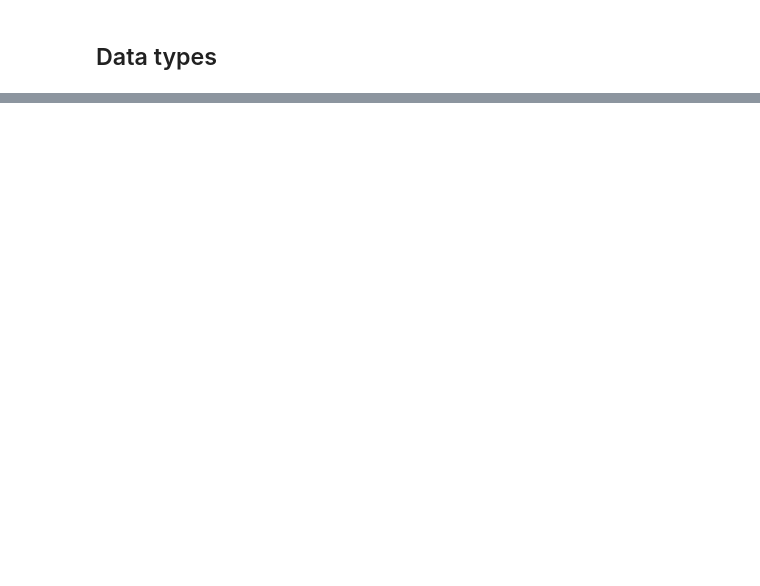
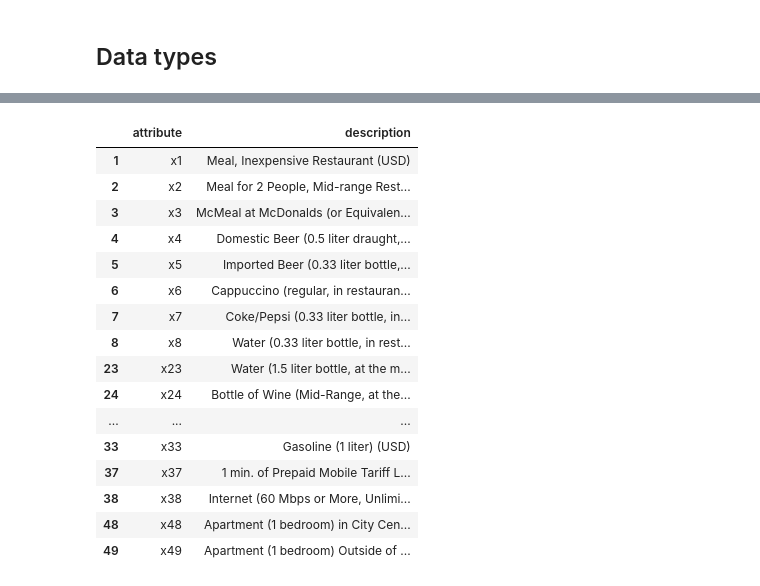
Before and after one commit to Sircarrasco/VAD.PROJETO, a Jupyter notebook: src/tst/dataset_analysis.ipynb, the cells around one changed output, grey strips where cells are left out. Cells and saved outputs as stored; diff of their text form; code cells hidden in the pictures; blank space fills up the shorter version.

```diff
--- a/src/tst/dataset_analysis.ipynb
+++ b/src/tst/dataset_analysis.ipynb
@@ -89,0 +161,6 @@ data.loc[data.total_population == -1, 'total_population'] = np.NaN
+# %%
+aux = columns
+# %%
+columns = []
+columns.append("country")
+columns.append(aux)
@@ -89,0 +169,22 @@ data.loc[data.total_population == -1, 'total_population'] = np.NaN
+# %%
+data2 = data2.loc[data2["attribute"].isin(columns)].copy()
+# %%
+data2
+# %% [output]
+|  | attribute | description |
+| 1 | x1 | Meal, Inexpensive Restaurant (USD) |
+| 2 | x2 | Meal for 2 People, Mid-range Rest... |
+| 3 | x3 | McMeal at McDonalds (or Equivalen... |
+| 4 | x4 | Domestic Beer (0.5 liter draught,... |
+| 5 | x5 | Imported Beer (0.33 liter bottle,... |
+| 6 | x6 | Cappuccino (regular, in restauran... |
+| 7 | x7 | Coke/Pepsi (0.33 liter bottle, in... |
+| 8 | x8 | Water (0.33 liter bottle, in rest... |
+| 23 | x23 | Water (1.5 liter bottle, at the m... |
+| 24 | x24 | Bottle of Wine (Mid-Range, at the... |
+| ... | ... | ... |
+| 33 | x33 | Gasoline (1 liter) (USD) |
+| 37 | x37 | 1 min. of Prepaid Mobile Tariff L... |
+| 38 | x38 | Internet (60 Mbps or More, Unlimi... |
+| 48 | x48 | Apartment (1 bedroom) in City Cen... |
+| 49 | x49 | Apartment (1 bedroom) Outside of ... |
```
Also changed, not shown: parts of 15 cells of this notebook, 1 other file.
